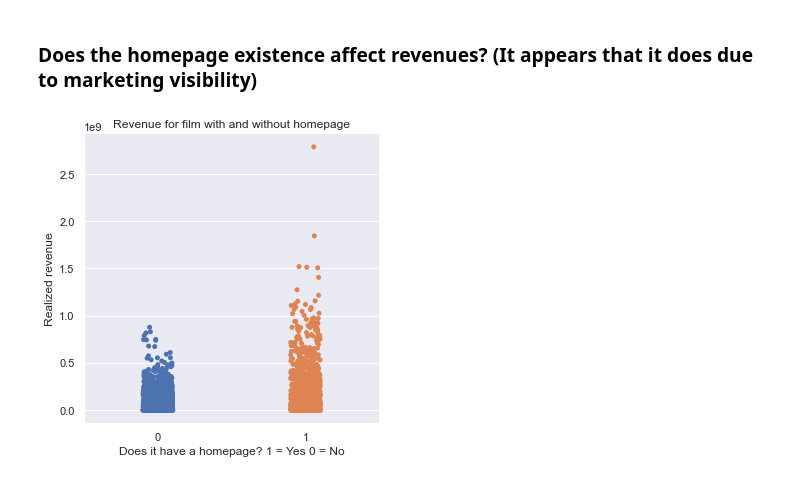
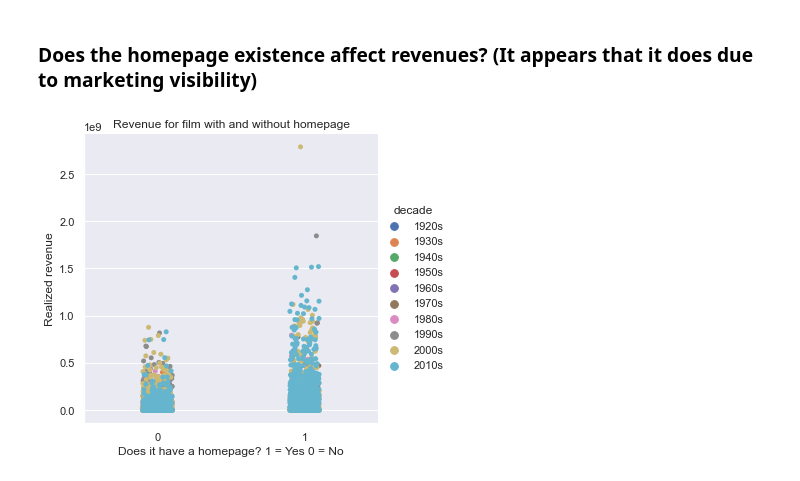
Before and after one commit to zqngetsu96/DataInsight_Assignments_and_projects, a Jupyter notebook: Capstone/TMDB-5000 EDA.ipynb, the cells around one changed output. Cells and saved outputs as stored; diff of their text form; code cells hidden in the pictures.

```diff
--- a/Capstone/TMDB-5000 EDA.ipynb
+++ b/Capstone/TMDB-5000 EDA.ipynb
@@ -259,10 +324,10 @@ plt.show()
 # %% [markdown]
 ### Does the homepage existence affect revenues? (It appears that it does due to marketing visibility)
 # %%
-sns.catplot(x='has_homepage', y='revenue', data=final_movies_df)
+sns.catplot(x='has_homepage', y='revenue', hue='decade',data=final_movies_df)
 plt.title('Revenue for film with and without homepage')
 plt.xlabel('Does it have a homepage? 1 = Yes 0 = No')
 plt.ylabel('Realized revenue')
 plt.show()
 # %% [output]
-[figure, old version]
+[figure, new version]
```
Also changed, not shown: parts of 31 cells of this notebook.
